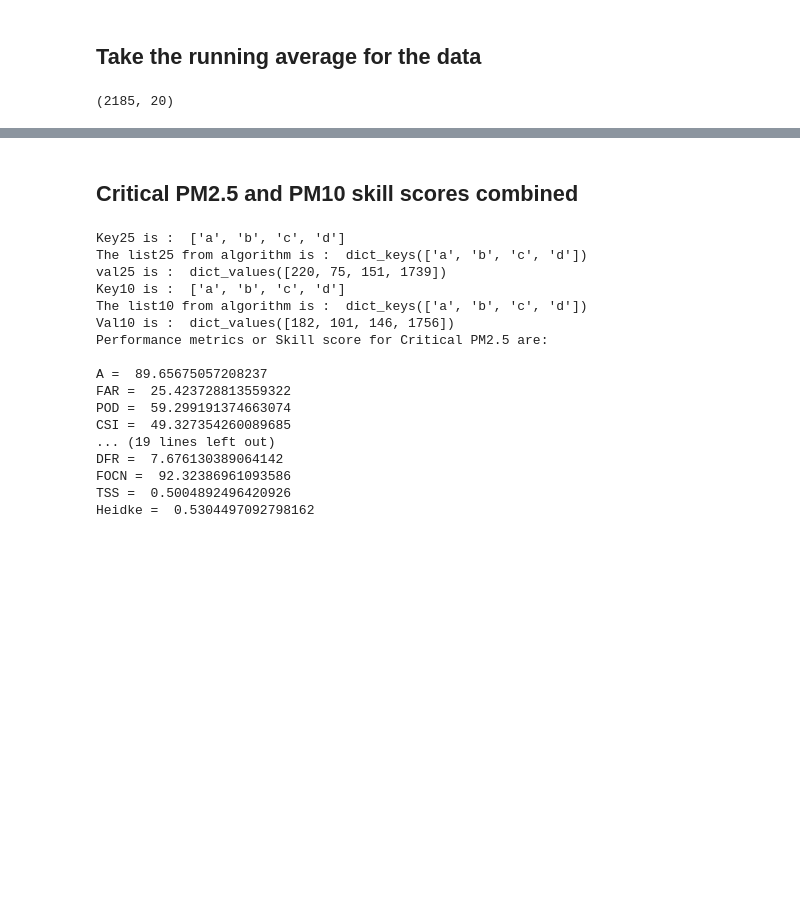
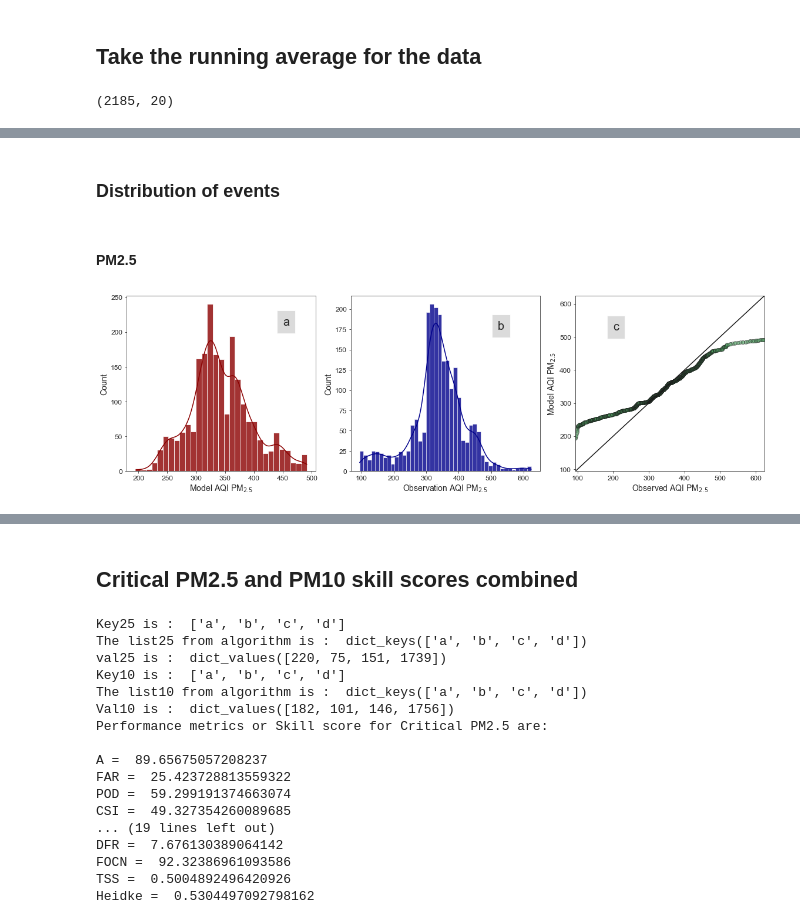
Before and after one commit to adisen99/srfp, a Jupyter notebook: delhi/aqi_delhi.ipynb, the cells around one changed output, grey strips where cells are left out. Drawn from its saved outputs; the diff is of its cells as text; code cells hidden in the pictures; blank space fills up the shorter version.

```diff
--- a/delhi/aqi_delhi.ipynb
+++ b/delhi/aqi_delhi.ipynb
@@ -400,3 +400,5 @@ df.tail()
 | 2021-01-31 21:00:00 | 280.55 | 531.10 | 173.837083 | 98.862083 | 313.481667 | 190.334167 | 341.400717 | 263.481667 | ... |
 | 2021-01-31 22:00:00 | 317.31 | 602.42 | 178.011667 | 101.294583 | 322.102083 | 195.576667 | 344.610972 | 272.102083 | ... |
 | 2021-01-31 23:00:00 | 346.14 | 654.82 | 183.647083 | 105.107500 | 333.397917 | 202.817500 | 348.944607 | 283.397917 | ... |
+# %% [markdown]
+### Distribution of events
@@ -402,0 +407,32 @@ df.tail()
+# %% [markdown]
+#### PM2.5
+# %%
+# sns.reset_orig()
+fig = plt.figure(figsize = (16,5))
+
+plt.subplot(131)
+sns.histplot(data = df, x = 'mod_aqi_pm2', color = 'darkred', alpha = 0.8, element = 'bars', kde=True).set(xlabel=None, ylabel= None)
+plt.xlabel('Model AQI PM$_{2.5}$', fontsize=14)
+plt.ylabel('Count', fontsize=14)
+plt.tick_params(labelsize=12)
+plt.text(450, 210, 'a', style='normal', fontsize=20, bbox={'facecolor': 'lightgray', 'alpha': 0.8, 'pad': 10})
+
+plt.subplot(132)
+# plt.hold(True)
+sns.histplot(data = df, x = 'obs_aqi_pm2', color = 'darkblue', alpha = 0.8, element = 'bars', kde=True).set(xlabel=None, ylabel= None)
+plt.xlabel('Observation AQI PM$_{2.5}$', fontsize=14)
+plt.ylabel('Count', fontsize=14)
+plt.tick_params(labelsize=12)
+plt.text(520, 175, 'b', style='normal', fontsize=20, bbox={'facecolor': 'lightgray', 'alpha': 0.8, 'pad': 10})
+
+plt.subplot(133)
+qqplot.plot(df['obs_aqi_pm2'], df['mod_aqi_pm2'], c='g', alpha=0.4, edgecolor='k', rug=False)
+plt.xlabel('Observed AQI PM$_{2.5}$', fontsize=14)
+plt.ylabel('Model AQI PM$_{2.5}$', fontsize=14)
+plt.tick_params(labelsize=12)
+plt.text(200, 520, 'c', style='normal', fontsize=20, bbox={'facecolor': 'lightgray', 'alpha': 0.8, 'pad': 10})
+
+fig.tight_layout()
+plt.savefig('./images/extra/distro_pm2.pdf', dpi=300)
+# %% [output]
+[figure, added]
```
Also changed, not shown: parts of 19 cells of this notebook, 5 other files.
